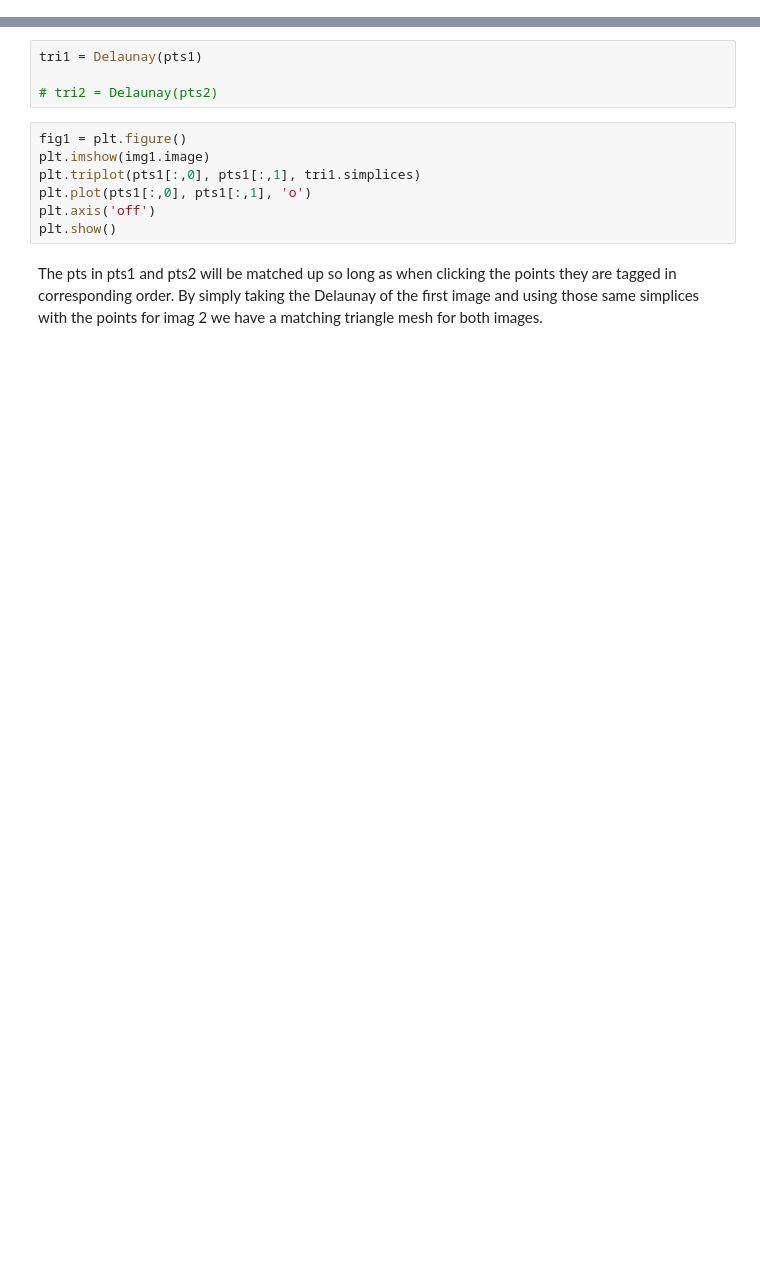
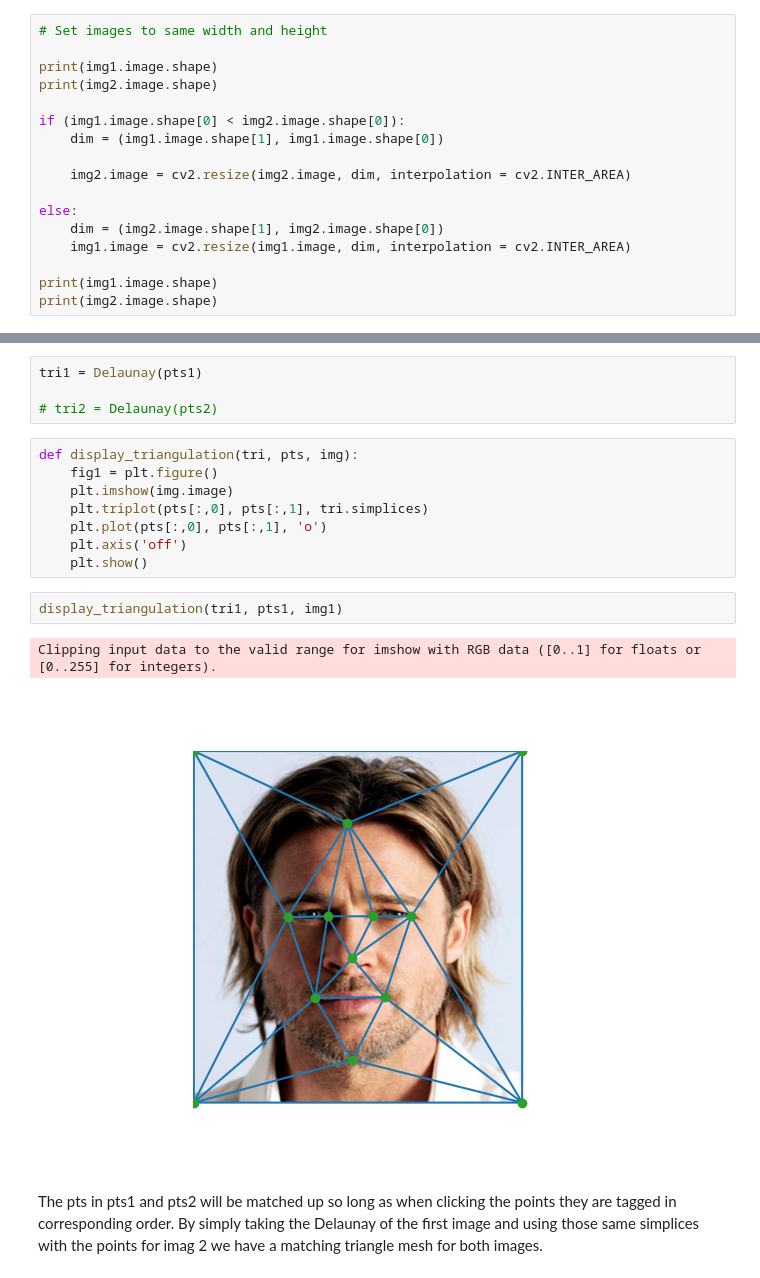
Before and after one commit to braydenturner/CS445_CourseProject, a Jupyter notebook: Project.ipynb, the cells around one changed output, grey strips where cells are left out. Cells and saved outputs as stored; diff of their text form; blank space fills up the shorter version.

```diff
--- a/Project.ipynb
+++ b/Project.ipynb
@@ -26,3 +28,20 @@ class Image:
 # %%
 img1 = Image('images/male.jpg')
 img2 = Image('images/female.jpg')
+# %%
+# Set images to same width and height
+
+print(img1.image.shape)
+print(img2.image.shape)
+
+if (img1.image.shape[0] < img2.image.shape[0]):
+    dim = (img1.image.shape[1], img1.image.shape[0])
+
+    img2.image = cv2.resize(img2.image, dim, interpolation = cv2.INTER_AREA)
+
+else:
+    dim = (img2.image.shape[1], img2.image.shape[0])
+    img1.image = cv2.resize(img1.image, dim, interpolation = cv2.INTER_AREA)
+
+print(img1.image.shape)
+print(img2.image.shape)
@@ -118,13 +150,19 @@ pts2 = toPtArray(img2.pts, img2.image.shape[0], img2.image.shape[1])
 tri1 = Delaunay(pts1)
 
 # tri2 = Delaunay(pts2)
+# %%
+def display_triangulation(tri, pts, img):
+    fig1 = plt.figure()
+    plt.imshow(img.image)
+    plt.triplot(pts[:,0], pts[:,1], tri.simplices)
+    plt.plot(pts[:,0], pts[:,1], 'o')
+    plt.axis('off')
+    plt.show()
 # %%
-fig1 = plt.figure()
-plt.imshow(img1.image)
-plt.triplot(pts1[:,0], pts1[:,1], tri1.simplices)
-plt.plot(pts1[:,0], pts1[:,1], 'o')
-plt.axis('off')
-plt.show()
+display_triangulation(tri1, pts1, img1)
+# %% [output]
+Clipping input data to the valid range for imshow with RGB data ([0..1] for floats or [0..255] for integers).
+[figure, added]
 # %% [markdown]
 The pts in pts1 and pts2 will be matched up so long as when clicking the points they are tagged in corresponding order. By simply taking the Delaunay of the first image and using those same simplices with the points for imag 2 we have a matching triangle mesh for both images.
 # %%
```
Also changed, not shown: parts of 20 cells of this notebook, 5 other files.
